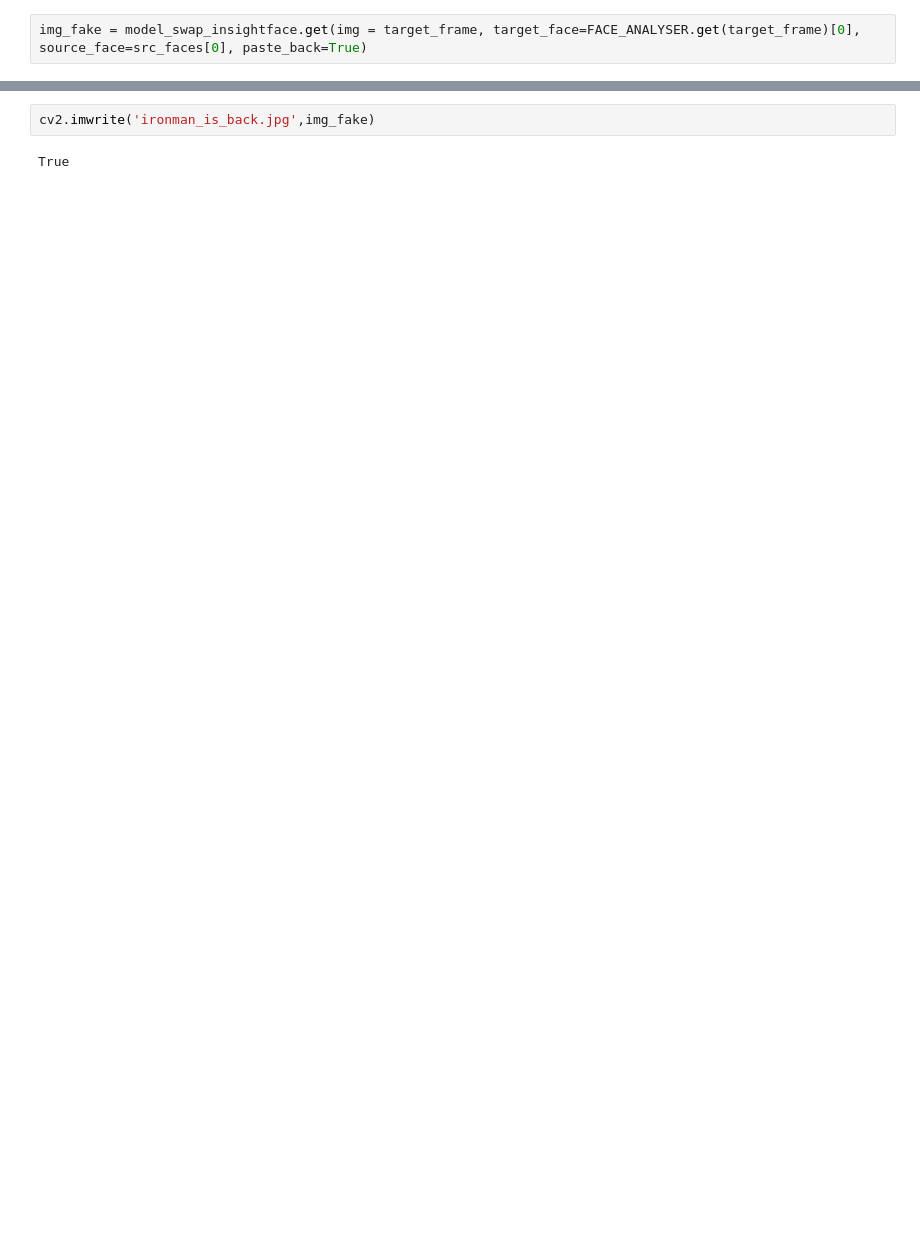
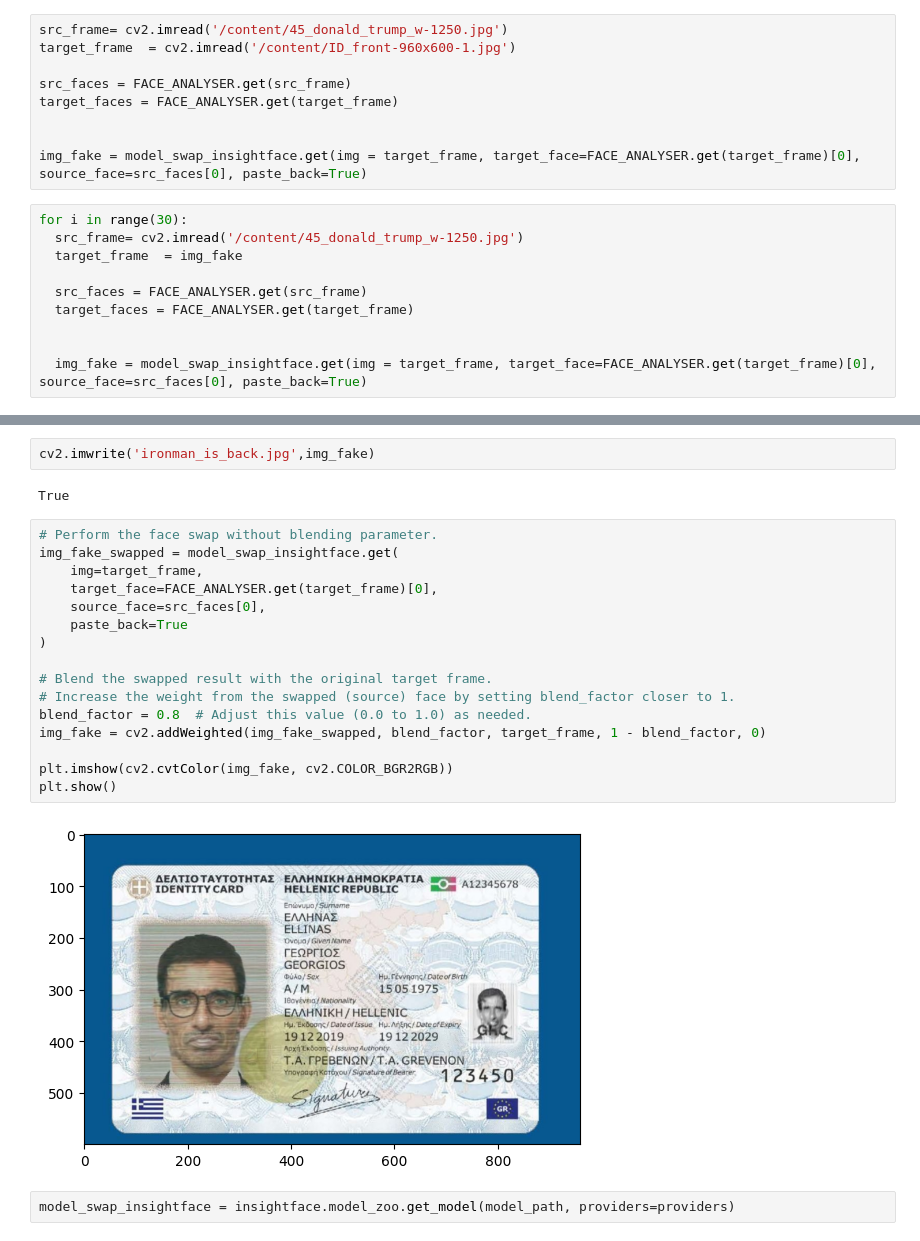
Before and after one commit to garylau1/Data-analysis-and-Cleaning, a Jupyter notebook: faceswap.ipynb, the cells around one changed output, grey strips where cells are left out. Cells and saved outputs as stored; diff of their text form; blank space fills up the shorter version.

```diff
--- a/faceswap.ipynb
+++ b/faceswap.ipynb
@@ -130,5 +131,22 @@ model_swap_insightface = insightface.model_zoo.get_model(model_path, providers=p
 # %% [output]
 Applied providers: ['CPUExecutionProvider'], with options: {'CPUExecutionProvider': {}}
 inswapper-shape: [1, 3, 128, 128]
+# %%
+src_frame= cv2.imread('/content/45_donald_trump_w-1250.jpg')
+target_frame  = cv2.imread('/content/ID_front-960x600-1.jpg')
+
+src_faces = FACE_ANALYSER.get(src_frame)
+target_faces = FACE_ANALYSER.get(target_frame)
+
+
+img_fake = model_swap_insightface.get(img = target_frame, target_face=FACE_ANALYSER.get(target_frame)[0], source_face=src_faces[0], paste_back=True)
 # %%
-img_fake = model_swap_insightface.get(img = target_frame, target_face=FACE_ANALYSER.get(target_frame)[0], source_face=src_faces[0], paste_back=True)
+for i in range(30):
+  src_frame= cv2.imread('/content/45_donald_trump_w-1250.jpg')
+  target_frame  = img_fake
+
+  src_faces = FACE_ANALYSER.get(src_frame)
+  target_faces = FACE_ANALYSER.get(target_frame)
+
+
+  img_fake = model_swap_insightface.get(img = target_frame, target_face=FACE_ANALYSER.get(target_frame)[0], source_face=src_faces[0], paste_back=True)
@@ -138,3 +161,23 @@ plt.imshow(cv2.cvtColor(img_fake, cv2.COLOR_BGR2RGB))
 cv2.imwrite('ironman_is_back.jpg',img_fake)
 # %% [output]
 True
+# %%
+# Perform the face swap without blending parameter.
+img_fake_swapped = model_swap_insightface.get(
+    img=target_frame,
+    target_face=FACE_ANALYSER.get(target_frame)[0],
+    source_face=src_faces[0],
+    paste_back=True
+)
+
+# Blend the swapped result with the original target frame.
+# Increase the weight from the swapped (source) face by setting blend_factor closer to 1.
+blend_factor = 0.8  # Adjust this value (0.0 to 1.0) as needed.
+img_fake = cv2.addWeighted(img_fake_swapped, blend_factor, target_frame, 1 - blend_factor, 0)
+
+plt.imshow(cv2.cvtColor(img_fake, cv2.COLOR_BGR2RGB))
+plt.show()
+# %% [output]
+[figure, added]
+# %%
+model_swap_insightface = insightface.model_zoo.get_model(model_path, providers=providers)
```
Also changed, not shown: parts of 21 cells of this notebook.
